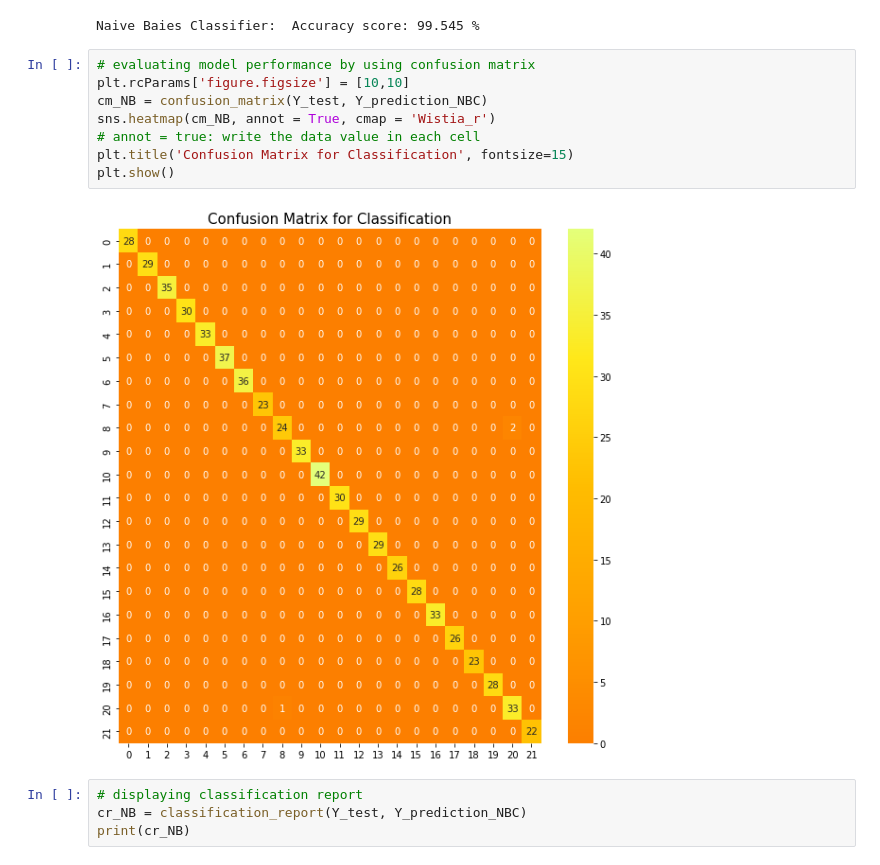
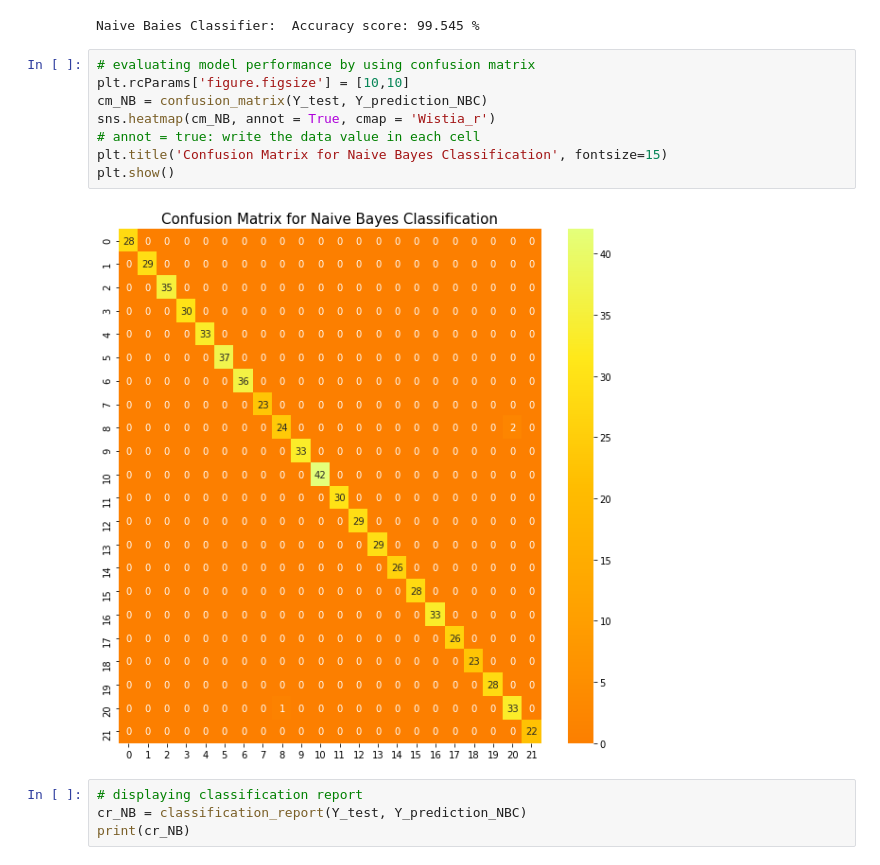
Before and after one commit to BarnesToby/ML_Crop_Recommendation, a Jupyter notebook: code & dataset/ML_crop.ipynb, the cells around one changed output. Cells and saved outputs as stored; diff of their text form.

```diff
--- a/code & dataset/ML_crop.ipynb
+++ b/code & dataset/ML_crop.ipynb
@@ -47,13 +47,13 @@ Naive Baies Classifier:  Accuracy score: 99.545 %
 # %%
 # evaluating model performance by using confusion matrix
 plt.rcParams['figure.figsize'] = [10,10]
 cm_NB = confusion_matrix(Y_test, Y_prediction_NBC)
 sns.heatmap(cm_NB, annot = True, cmap = 'Wistia_r')
 # annot = true: write the data value in each cell
-plt.title('Confusion Matrix for Classification', fontsize=15)
+plt.title('Confusion Matrix for Naive Bayes Classification', fontsize=15)
 plt.show()
 # %% [output]
-[figure, old version]
+[figure, new version]
 # %%
 # displaying classification report
 cr_NB = classification_report(Y_test, Y_prediction_NBC)
```
Also changed, not shown: parts of 4 cells of this notebook, 6 other files.
